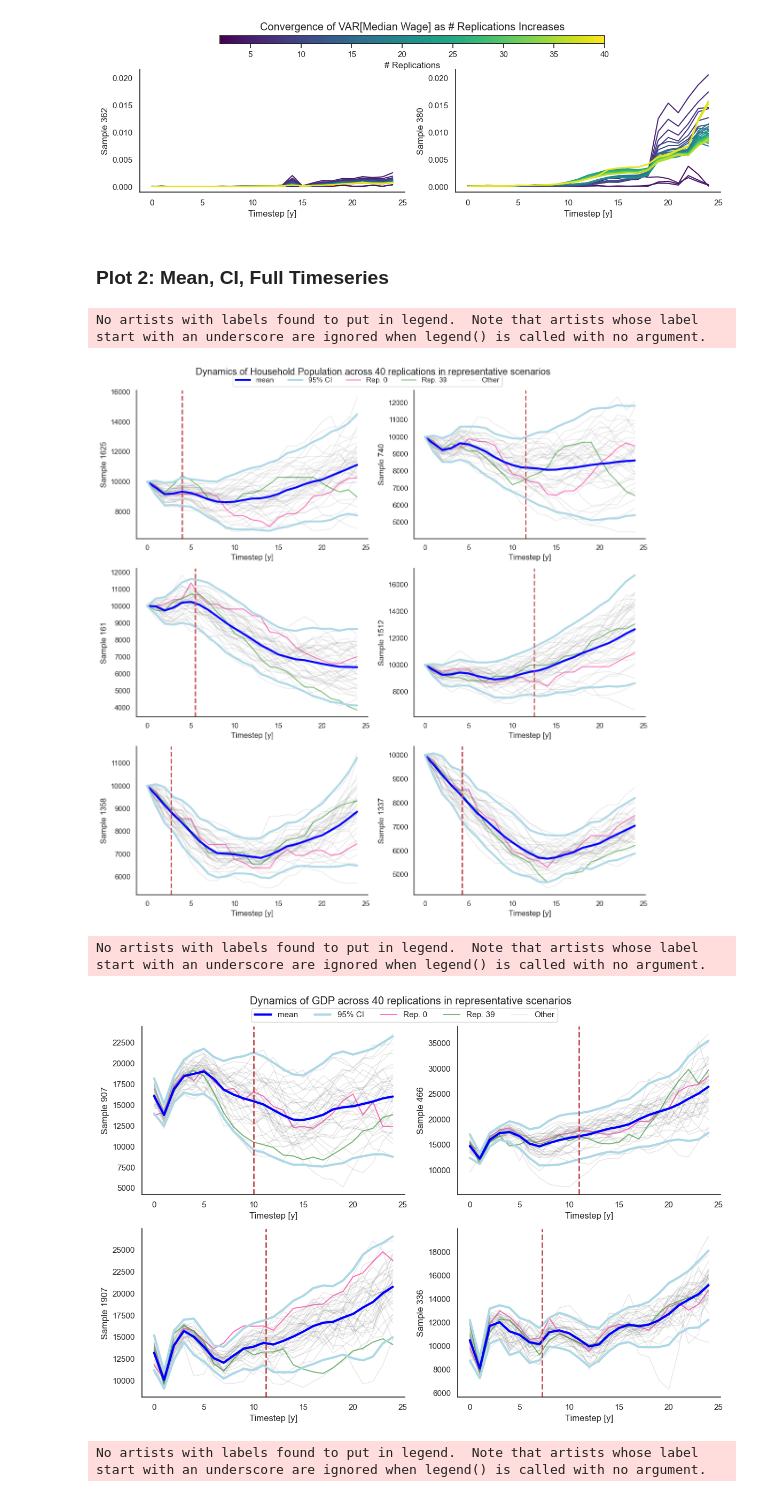
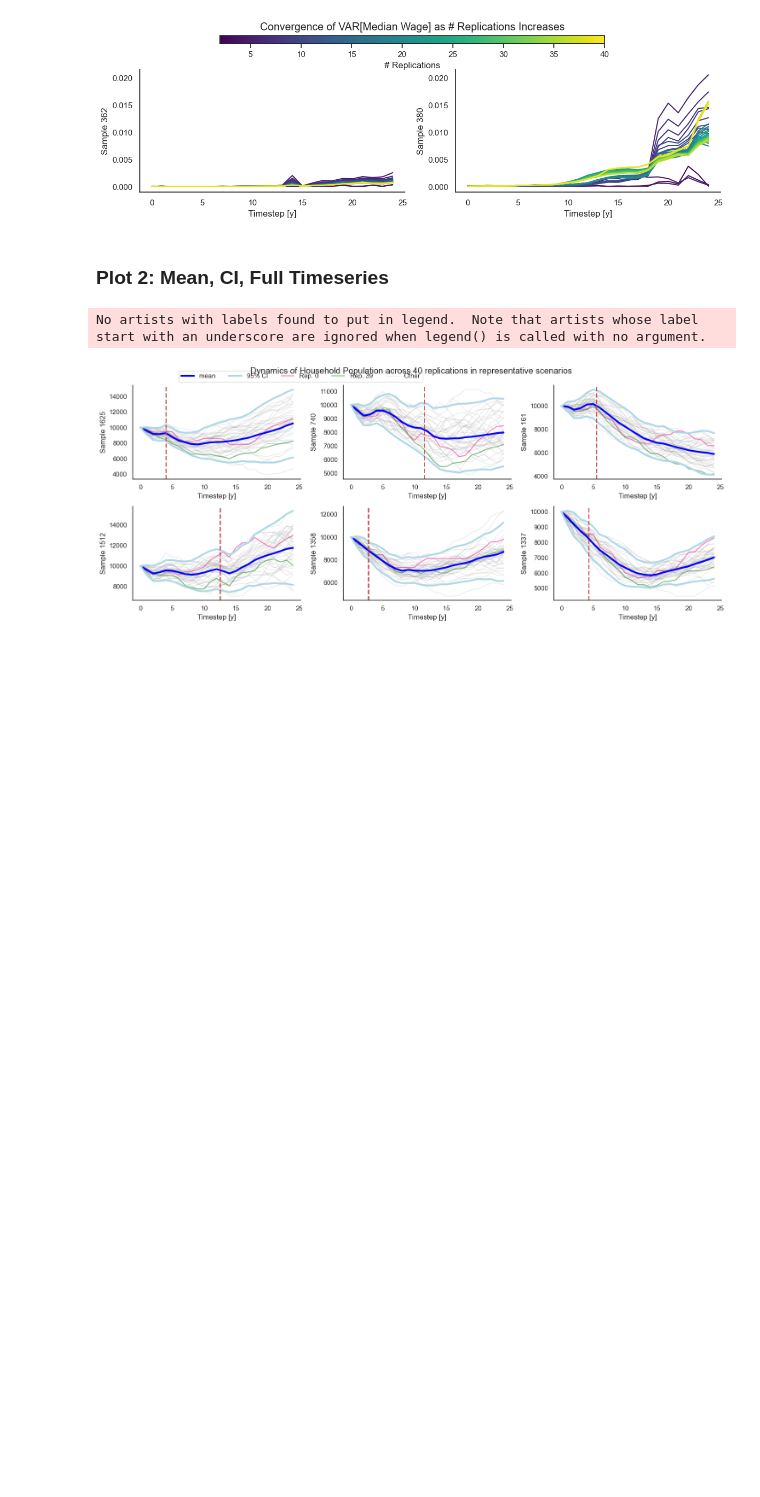
Before and after one commit to ghsher/CRAB_EM, a Jupyter notebook: analysis/6. Evaluating AS-AGG.ipynb, the cells around one changed output. Drawn from its saved outputs; the diff is of its cells as text; code cells hidden in the pictures; blank space fills up the shorter version.

Commit message:
Clean up across-seed aggregation notebook

```diff
--- a/analysis/6. Evaluating AS-AGG.ipynb
+++ b/analysis/6. Evaluating AS-AGG.ipynb
@@ -27,9 +27,9 @@ if no_flood:
 path = f'../results/{nfl}/'
 file_ext = '.tar.gz'
 # %%
-file_name_title = '2000_scen'
-file_name_date = '0703'
-file_name_addendum = 'burned_in'
+file_name_title = '2000_scen' # ADJUST HERE AND THE NEXT LINES TOO
+file_name_date = '0612'
+file_name_addendum = 'burned_in__with_rates'
 N_REPS = 40
 # %%
 fn = '__'.join([file_name_title, f'{N_REPS}_reps', file_name_date, file_name_addendum])
@@ -237,22 +227,23 @@ for ooi in oois:
 # %%
 for ooi in oois:
     # Create subplots
-    n_rows = (len(representative_scenarios[ooi])+1)//2
-    fig, axes = plt.subplots(n_rows, 2, figsize=(12,4*n_rows))
+    n_cols = 3
+    n_rows = (len(representative_scenarios[ooi])+1)//n_cols
+    fig, axes = plt.subplots(n_rows, n_cols, figsize=(5*n_cols,3*n_rows))
 
     for cluster, scenario in enumerate(representative_scenarios[ooi]):
         # Select axis
         if n_rows == 1:
             ax = axes[cluster]
-            # axes = [axes]
         else:
-            row = cluster // 2
-            col = cluster % 2
+            row = cluster // n_cols
+            col = cluster % n_cols
             ax = axes[row][col]
 
         # Add indiv runs to plot
         replications = full_outcomes[ooi][full_experiments[full_experiments.scenario == scenario].index]
         for n in range(N_REPS):
+            # ADJUST HERE: I chose to highlight the first and last replications. You don't have to!
             if n == 0:
                 color = (1.0, 0.0784, 0.576, 0.6)
                 lw = 1.5
@@ -314,34 +305,33 @@ for ooi in oois:
         handles=handles,
         bbox_to_anchor=(1, 1),
         loc='lower center',
         ncol=5,
     )
     # legend.get_frame().set_alpha(None)
     # legend.get_frame().set_facecolor((1,1,1,0))
     # legend.get_frame().set_edgecolor((0,0,0,0.2))
 
     if len(representative_scenarios[ooi]) % 2 != 0:
         fig.delaxes(axes[n_rows-1, 1])
 
     sns.despine()
 
     if resample or 'resampled' in file_name_addendum:
         save_fig(title=f'{ooi}_ resampled_ across seed dynamics', dir=f'{nfl}across_seed_evaluation')
     else:
         save_fig(title=f'{ooi}_ across seed dynamics', dir=f'{nfl}across_seed_evaluation')
 
+    # Again, feel free to tweak. If it looks ugly in the notebook it might not in the saved figure.
+    #  (Also remember that suptitle being after save_fig means the title won't be in that version)
     if n_rows == 1:
         suptitle_y = 1.10
     elif n_rows == 2:
         suptitle_y = 1.02
     elif n_rows == 3:
         suptitle_y = 0.99
 
     plt.suptitle(f'Dynamics of {ooi} across {N_REPS} replications in representative scenarios ', y=suptitle_y)
     plt.show()
 # %% [output]
 No artists with labels found to put in legend.  Note that artists whose label start with an underscore are ignored when legend() is called with no argument.
-[figure, old version]
+[figure, new version]
-No artists with labels found to put in legend.  Note that artists whose label start with an underscore are ignored when legend() is called with no argument.
-[figure, removed]
-No artists with labels found to put in legend.  Note that artists whose label start with an underscore are ignored when legend() is called with no argument.
```
Also changed, not shown: parts of 12 cells of this notebook.
